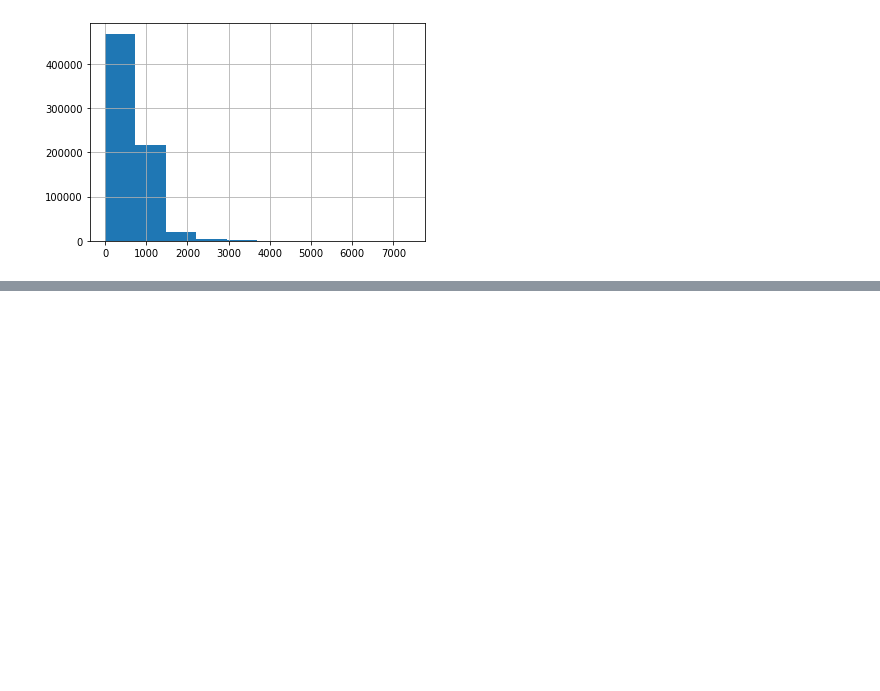
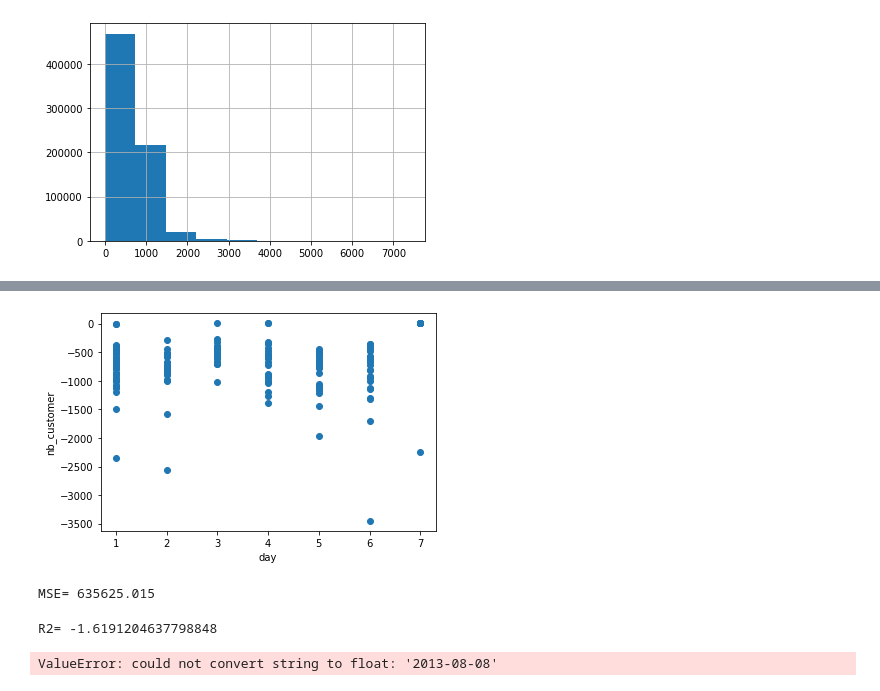
Before and after one commit to gleprince/kaggle-store-optimisation, a Jupyter notebook: guilhem.ipynb, the cells around one changed output, grey strips where cells are left out. Saved outputs shown, nothing was run; the diff lists cells and outputs as text; code cells hidden in the pictures; blank space fills up the shorter version.

```diff
--- a/guilhem.ipynb
+++ b/guilhem.ipynb
@@ -145,0 +182,32 @@ plt.show()
+# %%
+plt.plot(X_test["day"],X_test["day"]-Yr_test,"o")
+plt.xlabel("day")
+plt.ylabel("nb_customer")
+plt.show()
+# %% [output]
+[figure, added]
+# %%
+# Erreur quadratique moyenne
+from sklearn.metrics import mean_squared_error
+print("MSE=",mean_squared_error(X_test["day"],Yr_test))
+# %% [output]
+MSE= 635625.015
+# %%
+# Le coefficient de détermination
+# peut être négatif en prévision avec un mauvais modèle,
+# est nul si la prévision est constante égale à la moyennne
+from sklearn.metrics import r2_score
+print("R2=",r2_score(Yr_test,X_test["day"]))
+# %% [output]
+R2= -1.6191204637798848
+# %%
+from sklearn.model_selection import GridSearchCV
+from sklearn.tree import DecisionTreeClassifier
+# Optimisation de la profondeur de l'arbre
+param=[{"max_depth":list(range(2,10))}]
+tree= GridSearchCV(DecisionTreeClassifier(),param,cv=10,n_jobs=-1)
+treeOpt=tree.fit(X_train, Yr_train)
+# paramètre optimal
+print("Meilleur score = %f, Meilleur paramètre = %s" % (1. - treeOpt.best_score_,treeOpt.best_params_))
+# %% [output]
+ValueError: could not convert string to float: '2013-08-08'
```
Also changed, not shown: parts of 6 cells of this notebook.
